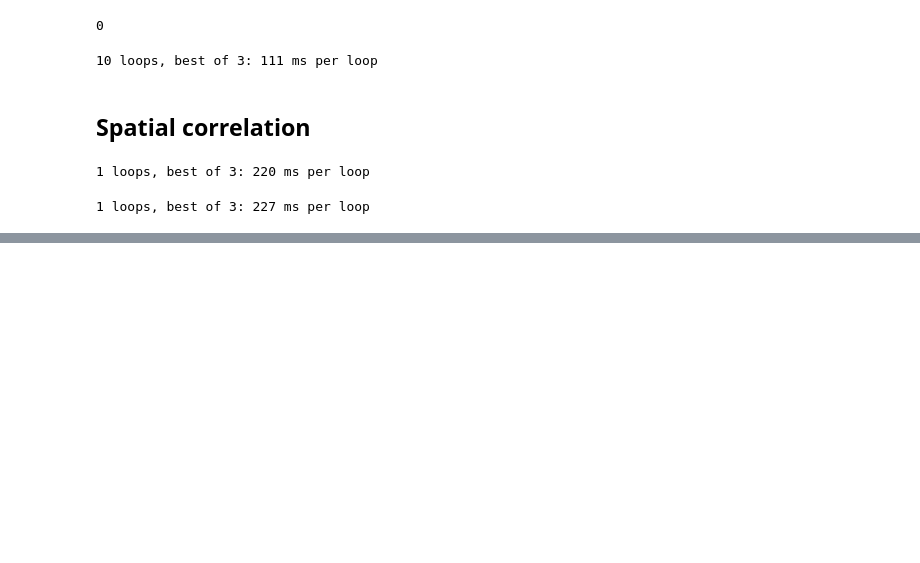
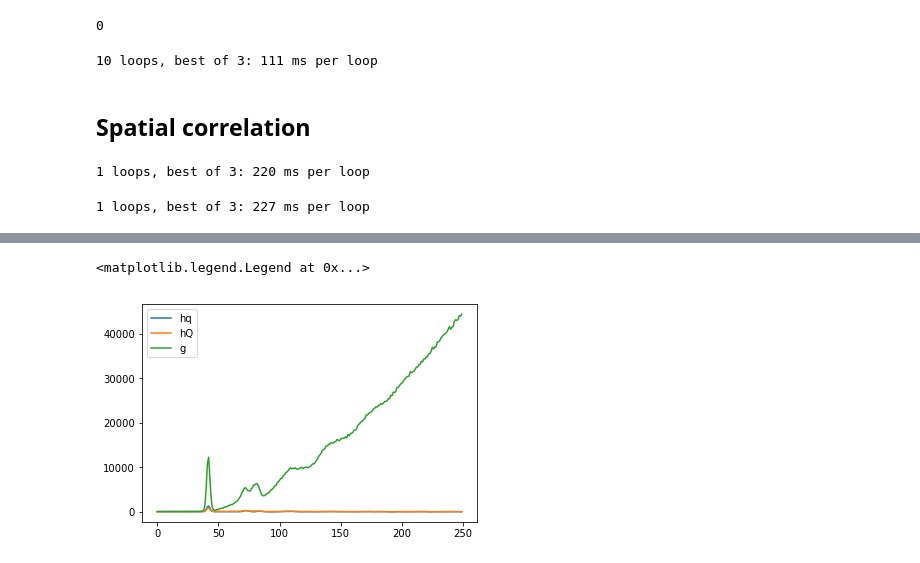
Before and after one commit to MathieuLeocmach/colloids, a Jupyter notebook: python/colloids/cython/boo.ipynb, the cells around one changed output, grey strips where cells are left out. Drawn from its saved outputs; the diff is of its cells as text; code cells hidden in the pictures; blank space fills up the shorter version.

```diff
--- a/python/colloids/cython/boo.ipynb
+++ b/python/colloids/cython/boo.ipynb
@@ -441,0 +471,14 @@ def numba_coarsegrain_qlm(qlm, bonds, inside):
+# %%
+maxdist = 60.0
+bounds = np.vstack((pos[inside2].min(0)+maxdist, pos[inside2].max(0)-maxdist))
+is_center2 = (pos>bounds[0]).min(1) & (pos<bounds[1]).min(1)
+# %%
+hq2, hQ2, g2 = boo.gG_l(pos, qlm, Qlm, is_center2, Nbins=250, maxdist=60.0)
+# %%
+plt.plot(hq2, label='hq')
+plt.plot(hQ2, label='hQ')
+plt.plot(g2, label='g')
+plt.legend()
+# %% [output]
+<matplotlib.legend.Legend at 0x...>
+[figure, added]
```
Also changed, not shown: parts of 24 cells of this notebook, 1 other file.
